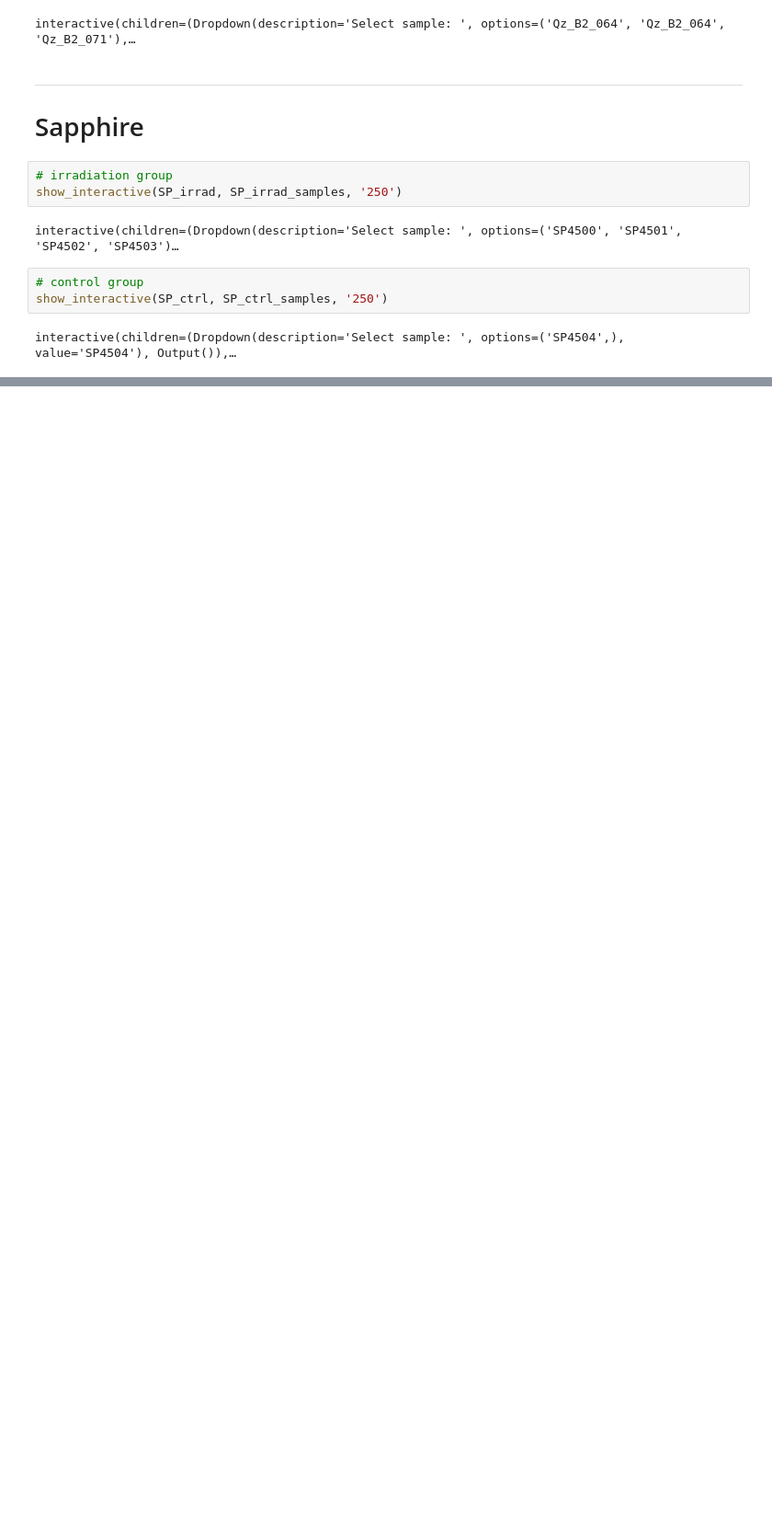
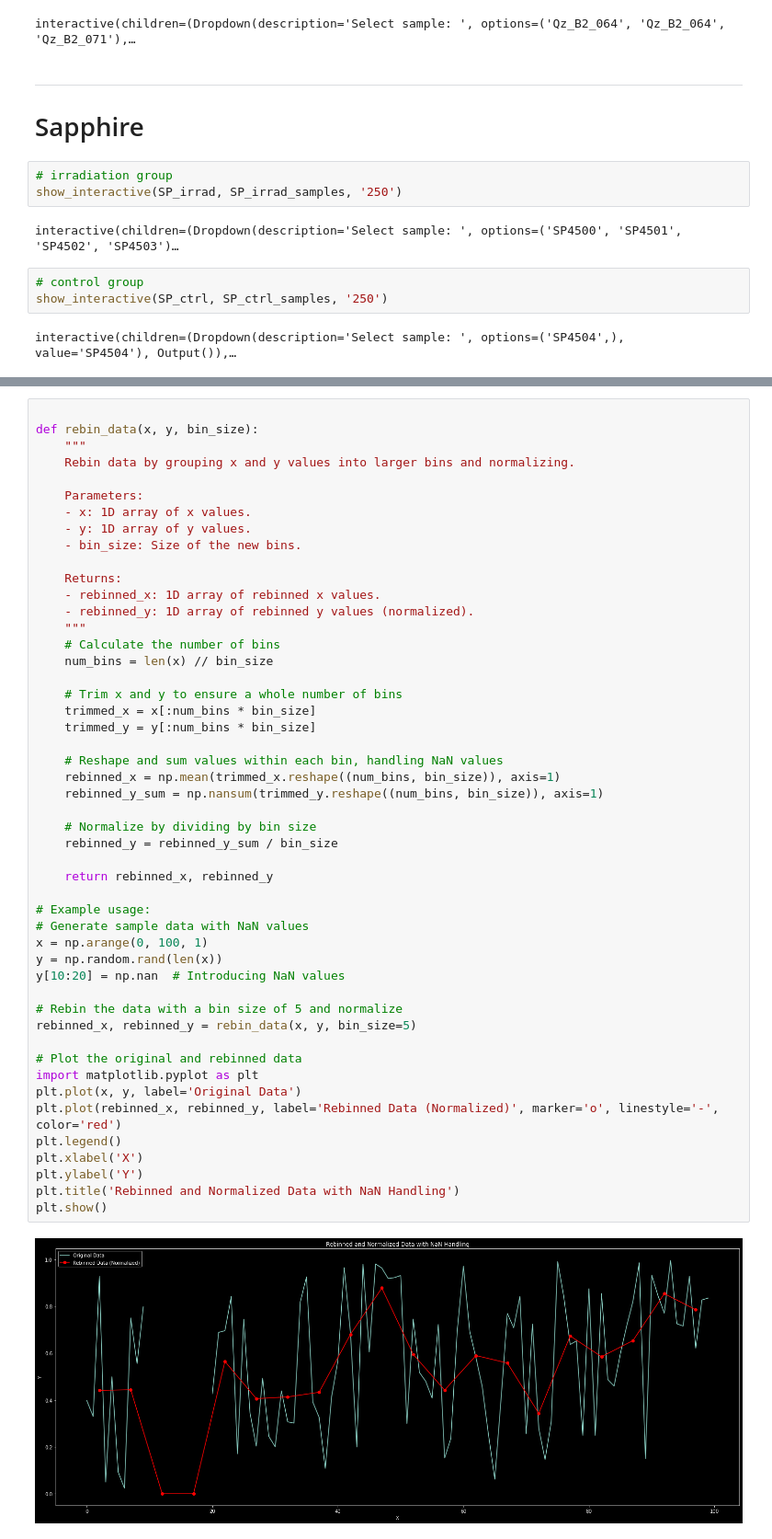
Before and after one commit to nhargy/note3cs, a Jupyter notebook: notebooks/studies/master_neutrons/INT2_analysis.ipynb, the cells around one changed output, grey strips where cells are left out. Shown at 92% size. Cells and saved outputs as stored; diff of their text form; blank space fills up the shorter version.

```diff
--- a/notebooks/studies/master_neutrons/INT2_analysis.ipynb
+++ b/notebooks/studies/master_neutrons/INT2_analysis.ipynb
@@ -212,0 +299,51 @@ interactive(children=(Dropdown(description='Select sample: ', options=('SP4504',
+# %%
+
+def rebin_data(x, y, bin_size):
+    """
+    Rebin data by grouping x and y values into larger bins and normalizing.
+
+    Parameters:
+    - x: 1D array of x values.
+    - y: 1D array of y values.
+    - bin_size: Size of the new bins.
+
+    Returns:
+    - rebinned_x: 1D array of rebinned x values.
+    - rebinned_y: 1D array of rebinned y values (normalized).
+    """
+    # Calculate the number of bins
+    num_bins = len(x) // bin_size
+
+    # Trim x and y to ensure a whole number of bins
+    trimmed_x = x[:num_bins * bin_size]
+    trimmed_y = y[:num_bins * bin_size]
+
+    # Reshape and sum values within each bin, handling NaN values
+    rebinned_x = np.mean(trimmed_x.reshape((num_bins, bin_size)), axis=1)
+    rebinned_y_sum = np.nansum(trimmed_y.reshape((num_bins, bin_size)), axis=1)
+
+    # Normalize by dividing by bin size
+    rebinned_y = rebinned_y_sum / bin_size
+
+    return rebinned_x, rebinned_y
+
+# Example usage:
+# Generate sample data with NaN values
+x = np.arange(0, 100, 1)
+y = np.random.rand(len(x))
+y[10:20] = np.nan  # Introducing NaN values
+
+# Rebin the data with a bin size of 5 and normalize
+rebinned_x, rebinned_y = rebin_data(x, y, bin_size=5)
+
+# Plot the original and rebinned data
+import matplotlib.pyplot as plt
+plt.plot(x, y, label='Original Data')
+plt.plot(rebinned_x, rebinned_y, label='Rebinned Data (Normalized)', marker='o', linestyle='-', color='red')
+plt.legend()
+plt.xlabel('X')
+plt.ylabel('Y')
+plt.title('Rebinned and Normalized Data with NaN Handling')
+plt.show()
+# %% [output]
+[figure, added]
```
Also changed, not shown: parts of 12 cells of this notebook, 10 other files.
